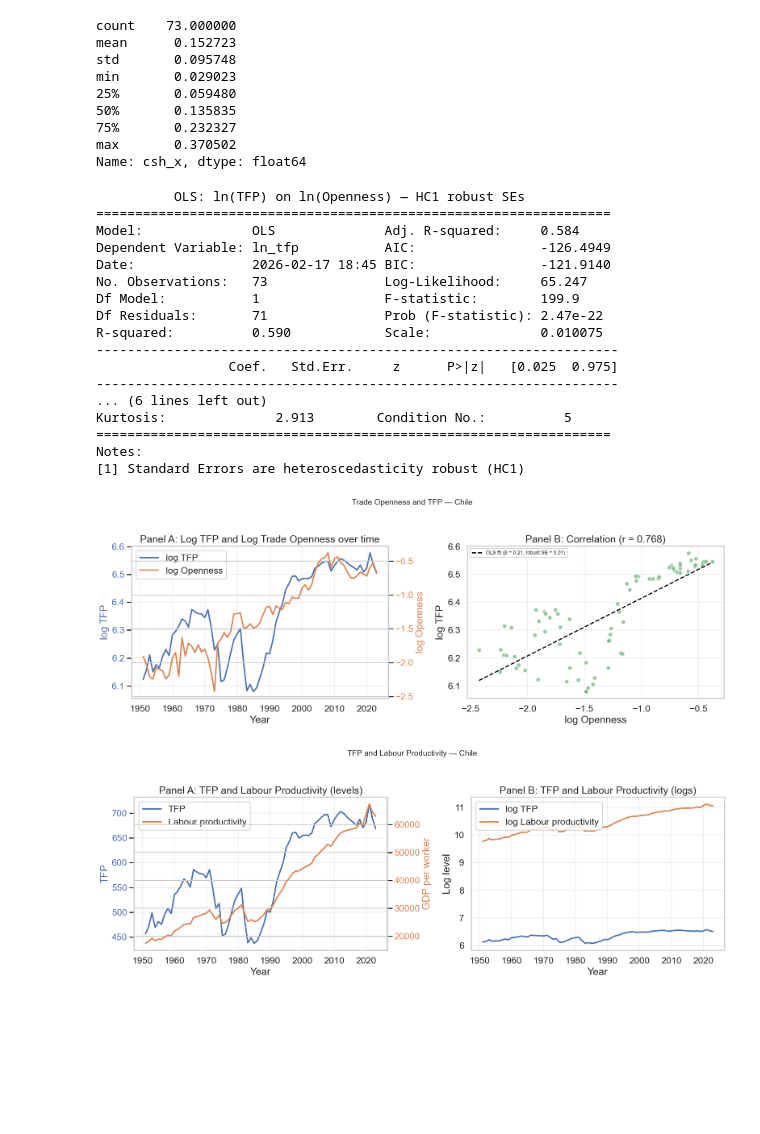
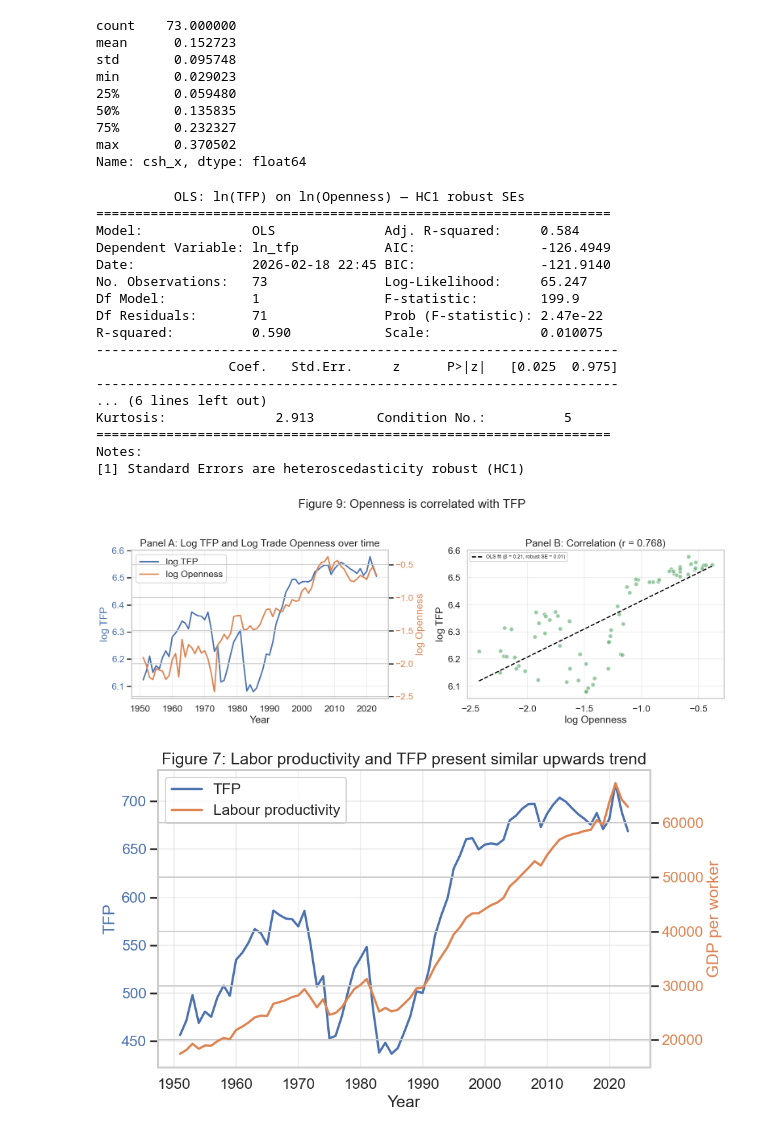
Before and after one commit to IcarusBai/EC2B1_Coursework, a Jupyter notebook: EC2B1_Coursework_Program.ipynb, the cells around one changed output. Cells and saved outputs as stored; diff of their text form; code cells hidden in the pictures; blank space fills up the shorter version.

```diff
--- a/EC2B1_Coursework_Program.ipynb
+++ b/EC2B1_Coursework_Program.ipynb
@@ -652,8 +660,6 @@ min       0.029023
 max       0.370502
 Name: csh_x, dtype: float64
 # %%
-import statsmodels.api as sm
-
 # --- OLS with robust (HC1) standard errors ---
 valid = data_Chile[['log_openness', 'ln_tfp']].dropna()
 X = sm.add_constant(valid['log_openness'])
@@ -708,7 +714,7 @@ ax3.set_title(f'Panel B: Correlation (r = {corr:.3f})')
 ax3.legend(fontsize=9)
 ax3.grid(True, alpha=0.3)
 
-fig.suptitle('Trade Openness and TFP — Chile', fontsize=14)
+fig.suptitle('Figure 9: Openness is correlated with TFP')
 plt.tight_layout(rect=[0, 0, 1, 0.95])
 plt.show()
 # %% [output]
@@ -716,7 +722,7 @@ plt.show()
 ==================================================================
 Model:              OLS              Adj. R-squared:     0.584
 Dependent Variable: ln_tfp           AIC:                -126.4949
-Date:               2026-02-17 18:45 BIC:                -121.9140
+Date:               2026-02-18 22:45 BIC:                -121.9140
 No. Observations:   73               Log-Likelihood:     65.247
 Df Model:           1                F-statistic:        199.9
 Df Residuals:       71               Prob (F-statistic): 2.47e-22
@@ -729,48 +735,32 @@ Kurtosis:              2.913        Condition No.:          5
 ==================================================================
 Notes:
 [1] Standard Errors are heteroscedasticity robust (HC1)
-[figure, old version]
+[figure, new version]
 # %%
-fig, axes = plt.subplots(1, 2, figsize=(16, 6))
-
-# Panel A: Levels
-ax1 = axes[0]
+fig, ax1 = plt.subplots(figsize=(10, 6))
 color_tfp = '#4C72B0'
 color_lp = '#DD8452'
 
 ln1, = ax1.plot(data_Chile['year'], data_Chile['tfp'],
                 color=color_tfp, linewidth=2.5, label='TFP')
 ax1.set_xlabel('Year')
 ax1.set_ylabel('TFP', color=color_tfp)
 ax1.tick_params(axis='y', labelcolor=color_tfp)
 
 ax2 = ax1.twinx()
 ln2, = ax2.plot(data_Chile['year'], data_Chile['labour_prod'],
                 color=color_lp, linewidth=2.5, label='Labour productivity')
 ax2.set_ylabel('GDP per worker', color=color_lp)
 ax2.tick_params(axis='y', labelcolor=color_lp)
 
 ax1.legend([ln1, ln2], [ln1.get_label(), ln2.get_label()], loc='upper left')
-ax1.set_title('Panel A: TFP and Labour Productivity (levels)')
+ax1.set_title('Figure 7: Labor productivity and TFP present similar upwards trend')
 ax1.grid(True, alpha=0.3)
 
-# Panel B: Logs
-ax3 = axes[1]
-ax3.plot(data_Chile['year'], data_Chile['ln_tfp'],
-         color=color_tfp, linewidth=2.5, label='log TFP')
-ax3.plot(data_Chile['year'], data_Chile['ln_labour_prod'],
-         color=color_lp, linewidth=2.5, label='log Labour productivity')
-ax3.set_xlabel('Year')
-ax3.set_ylabel('Log level')
-ax3.set_title('Panel B: TFP and Labour Productivity (logs)')
-ax3.legend(loc='upper left')
-ax3.grid(True, alpha=0.3)
-
-fig.suptitle('TFP and Labour Productivity — Chile', fontsize=14)
-plt.tight_layout(rect=[0, 0, 1, 0.95])
+plt.tight_layout()
 plt.show()
 # %% [output]
-[figure, old version]
+[figure, new version]
 # %%
 fig, ax = plt.subplots(figsize=(8, 6))
 
```
Also changed, not shown: parts of 9 cells of this notebook.
